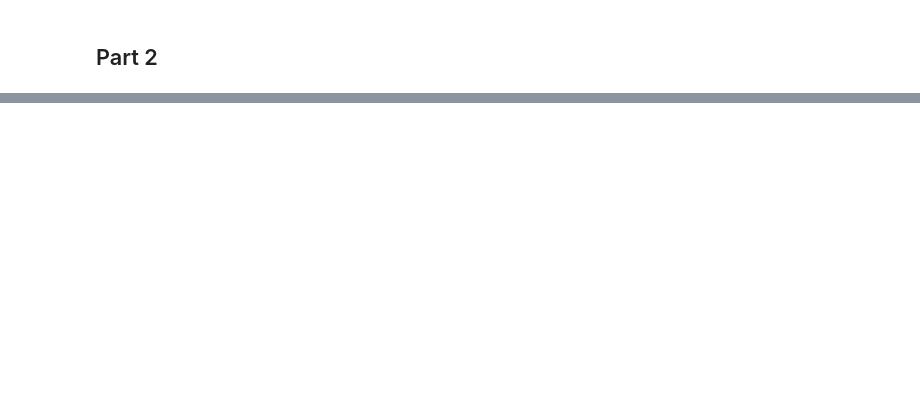
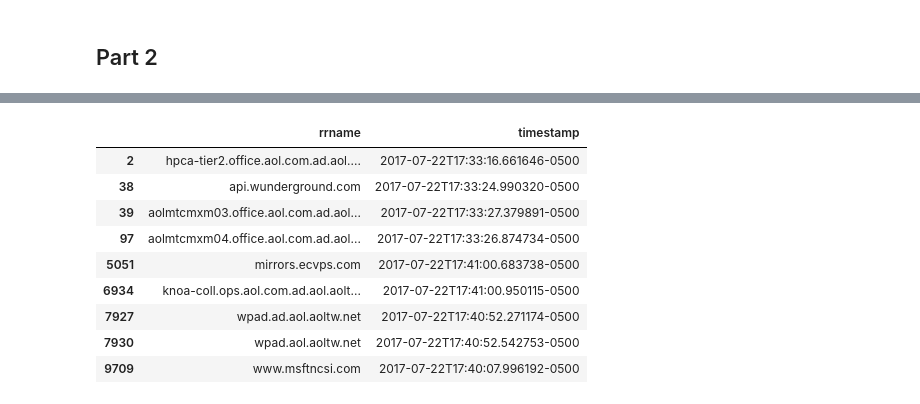
Before and after one commit to estebandonis/Threat-hunting-with-Gemini, a Jupyter notebook: lab5.ipynb, the cells around one changed output, grey strips where cells are left out. Cells and saved outputs as stored; diff of their text form; code cells hidden in the pictures; blank space fills up the shorter version.

```diff
--- a/lab5.ipynb
+++ b/lab5.ipynb
@@ -296,0 +273,13 @@ print(len(filtered_list))
+# %%
+filtered_data[['rrname', 'timestamp']]
+# %% [output]
+|  | rrname | timestamp |
+| 2 | hpca-tier2.office.aol.com.ad.aol.... | 2017-07-22T17:33:16.661646-0500 |
+| 38 | api.wunderground.com | 2017-07-22T17:33:24.990320-0500 |
+| 39 | aolmtcmxm03.office.aol.com.ad.aol... | 2017-07-22T17:33:27.379891-0500 |
+| 97 | aolmtcmxm04.office.aol.com.ad.aol... | 2017-07-22T17:33:26.874734-0500 |
+| 5051 | mirrors.ecvps.com | 2017-07-22T17:41:00.683738-0500 |
+| 6934 | knoa-coll.ops.aol.com.ad.aol.aolt... | 2017-07-22T17:41:00.950115-0500 |
+| 7927 | wpad.ad.aol.aoltw.net | 2017-07-22T17:40:52.271174-0500 |
+| 7930 | wpad.aol.aoltw.net | 2017-07-22T17:40:52.542753-0500 |
+| 9709 | www.msftncsi.com | 2017-07-22T17:40:07.996192-0500 |
```
Also changed, not shown: parts of 27 cells of this notebook.
